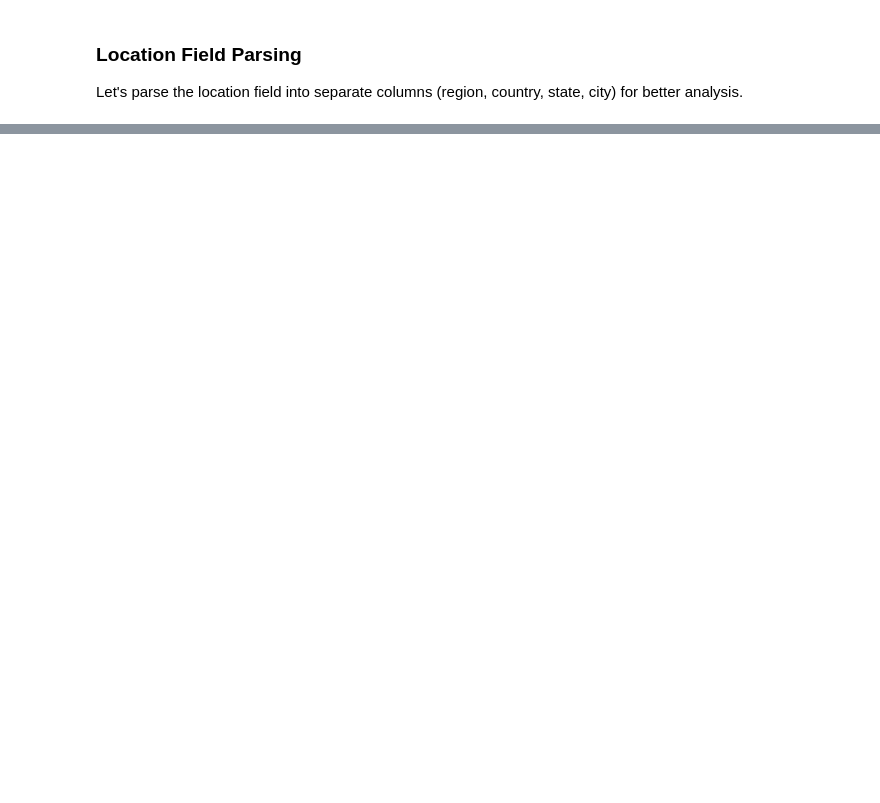
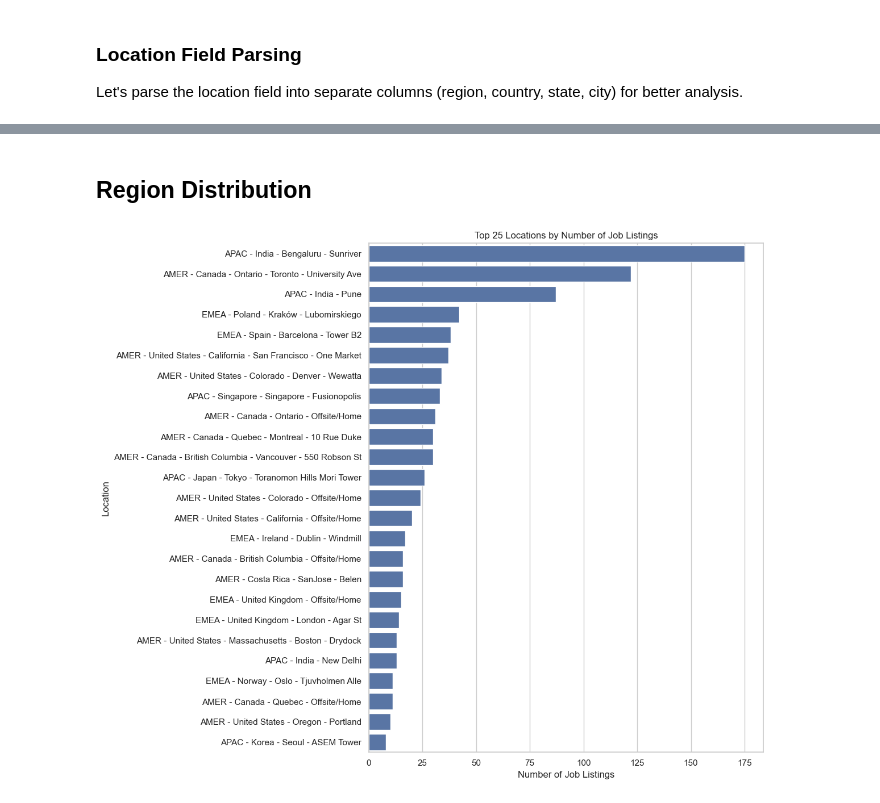
Before and after one commit to adfrisealach/workday-scraper, a Jupyter notebook: analysis/job_data_analysis.ipynb, the cells around one changed output, grey strips where cells are left out. Saved outputs shown, nothing was run; the diff lists cells and outputs as text; code cells hidden in the pictures; blank space fills up the shorter version.

```diff
--- a/analysis/job_data_analysis.ipynb
+++ b/analysis/job_data_analysis.ipynb
@@ -595,21 +120,0 @@ plt.show()
-# %%
-# Count jobs grouped by timestamp
-# First, make sure timestamp is properly parsed as datetime
-df['timestamp'] = pd.to_datetime(df['timestamp'], errors='coerce')
-
-# Create a new column with just the date part for grouping
-df['timestamp_date'] = df['timestamp'].dt.date
-
-# Group by timestamp_date and count
-timestamp_counts = df.groupby('timestamp_date').size().reset_index(name='job_count')
-
-# Sort by date
-timestamp_counts = timestamp_counts.sort_values('timestamp_date')
-
-# Display the results
-print(f"Total number of timestamp dates: {len(timestamp_counts)}")
-print(f"Date range: {timestamp_counts['timestamp_date'].min()} to {timestamp_counts['timestamp_date'].max()}")
-print(f"Max jobs collected on a single day: {timestamp_counts['job_count'].max()} on {timestamp_counts.loc[timestamp_counts['job_count'].idxmax(), 'timestamp_date']}")
-
-# Show the counts
-timestamp_counts.head(10)
@@ -627,0 +420,19 @@ Max jobs collected on a single day: 423 on 2025-07-29
+# %% [markdown]
+## Region Distribution
+# %%
+# Count jobs by location
+location_counts = df['location'].value_counts().head(25)  # Top 25 locations
+
+# Sort the data by count values
+location_counts = location_counts.sort_values(ascending=False)
+
+# Plot the results
+plt.figure(figsize=(12, 10))
+sns.barplot(x=location_counts.values, y=location_counts.index, orient='h')
+plt.title('Top 25 Locations by Number of Job Listings')
+plt.xlabel('Number of Job Listings')
+plt.ylabel('Location')
+plt.tight_layout()
+plt.show()
+# %% [output]
+[figure, added]
```
Also changed, not shown: parts of 43 cells of this notebook, 5 other files.
